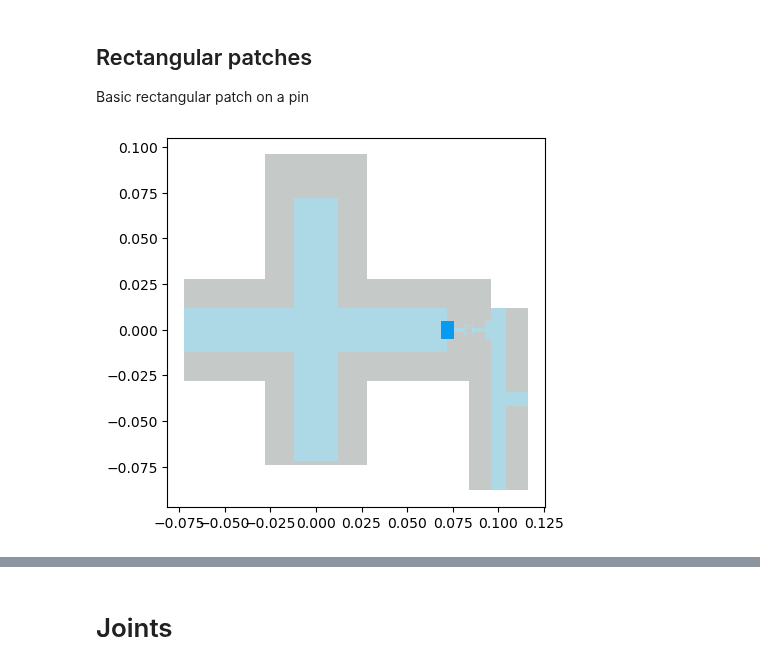
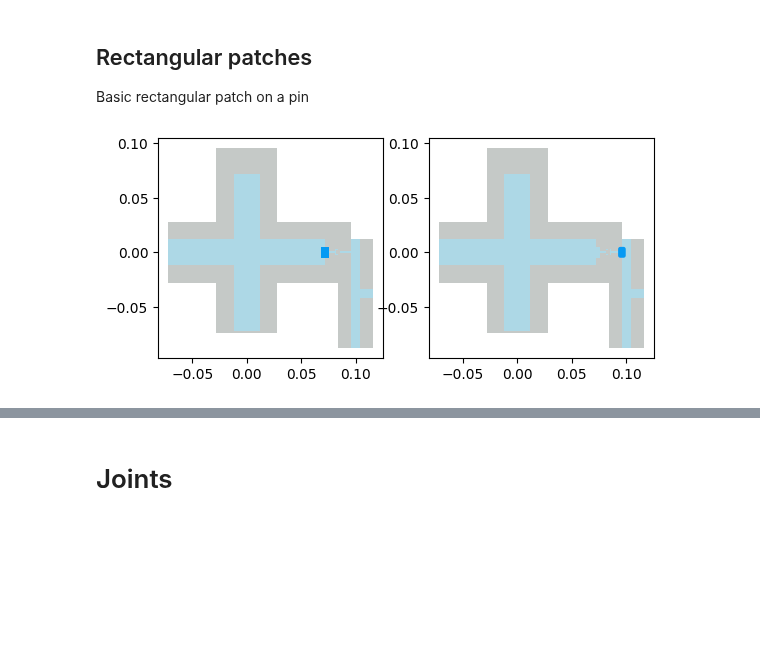
Before and after one commit to sqdlab/SQDMetal, a Jupyter notebook: docs/User/Comps_All.ipynb, the cells around one changed output, grey strips where cells are left out. Drawn from its saved outputs; the diff is of its cells as text; code cells hidden in the pictures; blank space fills up the shorter version.

Commit message:
Updated bandages to have smooth tapers.

```diff
--- a/docs/User/Comps_All.ipynb
+++ b/docs/User/Comps_All.ipynb
@@ -637,32 +637,37 @@ Basic rectangular patch on a pin
 # %%
 from SQDMetal.Comps.Bandages import BandageRectPin
 
+from SQDMetal.Comps.Junctions import JunctionDolanPinStretch
 from SQDMetal.Comps.Xmon import Xmon
 from SQDMetal.Comps.FluxLines import FluxLineTPin
-from SQDMetal.Comps.Capacitors import CapacitorGapPinStretch
-from SQDMetal.Comps.Wires import WireTaperPinStretch
 design.delete_all_components()
 Xmon(design, 'leXmon', options=Dict(pos_x=0, pos_y=0,
                                     vBar_width='24um', hBar_width='24um', vBar_gap='16um', hBar_gap='16um',
                                     cross_width='144um', cross_height='144um',
                                     gap_up='24um', gap_left='0um', gap_right='24um'))
 FluxLineTPin(design, 'flux_line_T', options=Dict(ref_comp='leXmon', ref_pin='right',
                                                  width=f'100um',
                                                  trace_width=f'8um',
                                                  trace_gap=f'12um',pin_dist='24um'))
 JunctionDolanPinStretch(design, 'junction', options=Dict(pin_inputs=Dict(start_pin=Dict(component=f'flux_line_T',pin='t')),
                                                          dist_extend='25um',
                                                          finger_width='0.4um', t_pad_size='0.385um',
                                                          squid_width='5.4um', prong_width='0.9um'))
+fig, axs = plt.subplots(ncols=2)
 
 ############################
 BandageRectPin(design, 'bandaid', options=Dict(target_comp='leXmon',target_pin='right',
                                                width='7um', height='10um'))
 ############################
 
+QUtilities.plot_highlight_component('bandaid', design, ax=axs[0])
+
+#CURVE IT ON EDGES##########
 BandageRectPin(design, 'bandaid2', options=Dict(target_comp='flux_line_T',target_pin='t',
-                                               width='7um', height='10um'))
+                                                fillet_radius='2um', width='7um', height='10um'))
+############################
 
-QUtilities.plot_highlight_component('bandaid', design)
+
+QUtilities.plot_highlight_component('bandaid2', design, ax=axs[1])
 # %% [output]
-[figure, old version]
+[figure, new version]
```
Also changed, not shown: parts of 2 cells of this notebook, 1 other file.
